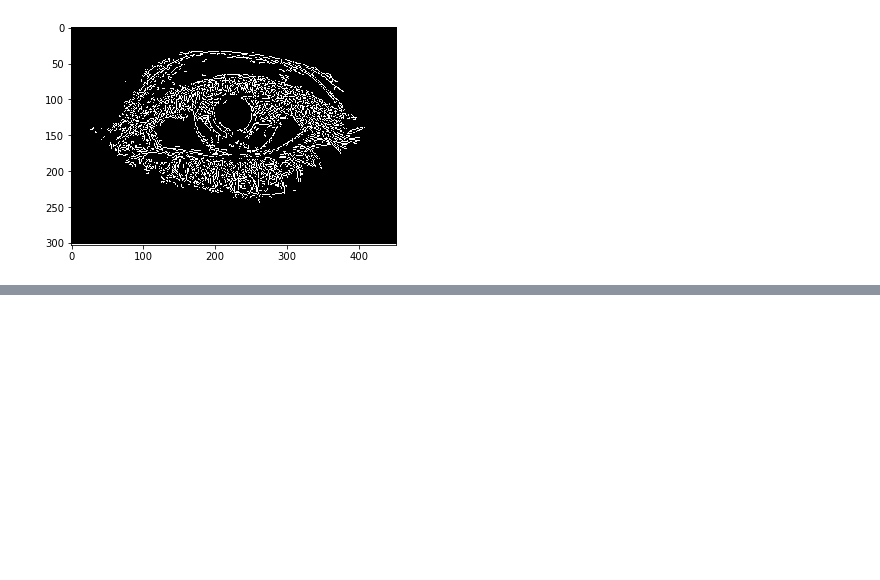
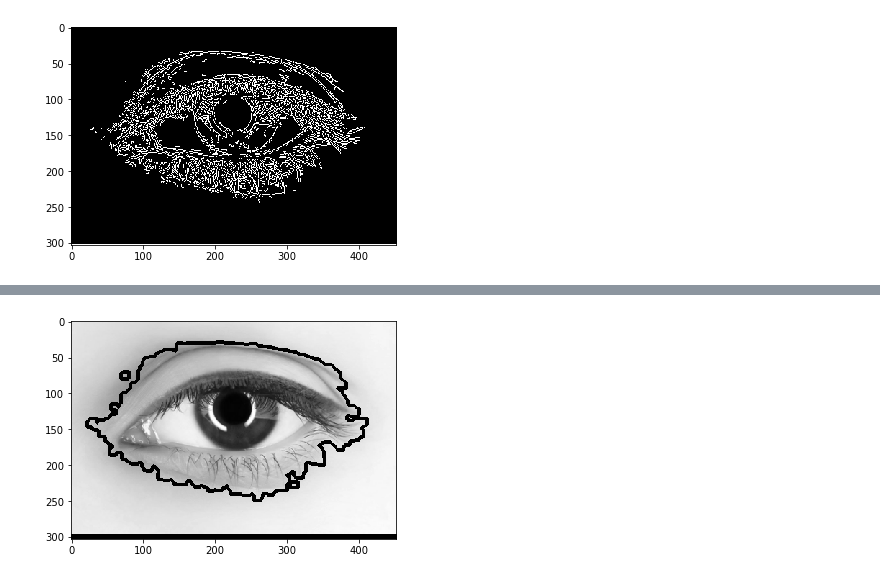
Before and after one commit to music1353/Face-Recognition, a Jupyter notebook: Eyelid Recognition.ipynb, the cells around one changed output, grey strips where cells are left out. Saved outputs shown, nothing was run; the diff lists cells and outputs as text; code cells hidden in the pictures; blank space fills up the shorter version.

```diff
--- a/Eyelid Recognition.ipynb
+++ b/Eyelid Recognition.ipynb
@@ -87,0 +103,7 @@ plt.show()
+# %%
+img = cv2.imread('images/eye_1.jpg',0)
+cv2.drawContours(img, contours, -1, (0,0,255), 3)
+plt.imshow(img, cmap='gray')
+plt.show()
+# %% [output]
+[figure, added]
```
Also changed, not shown: parts of 3 cells of this notebook.
